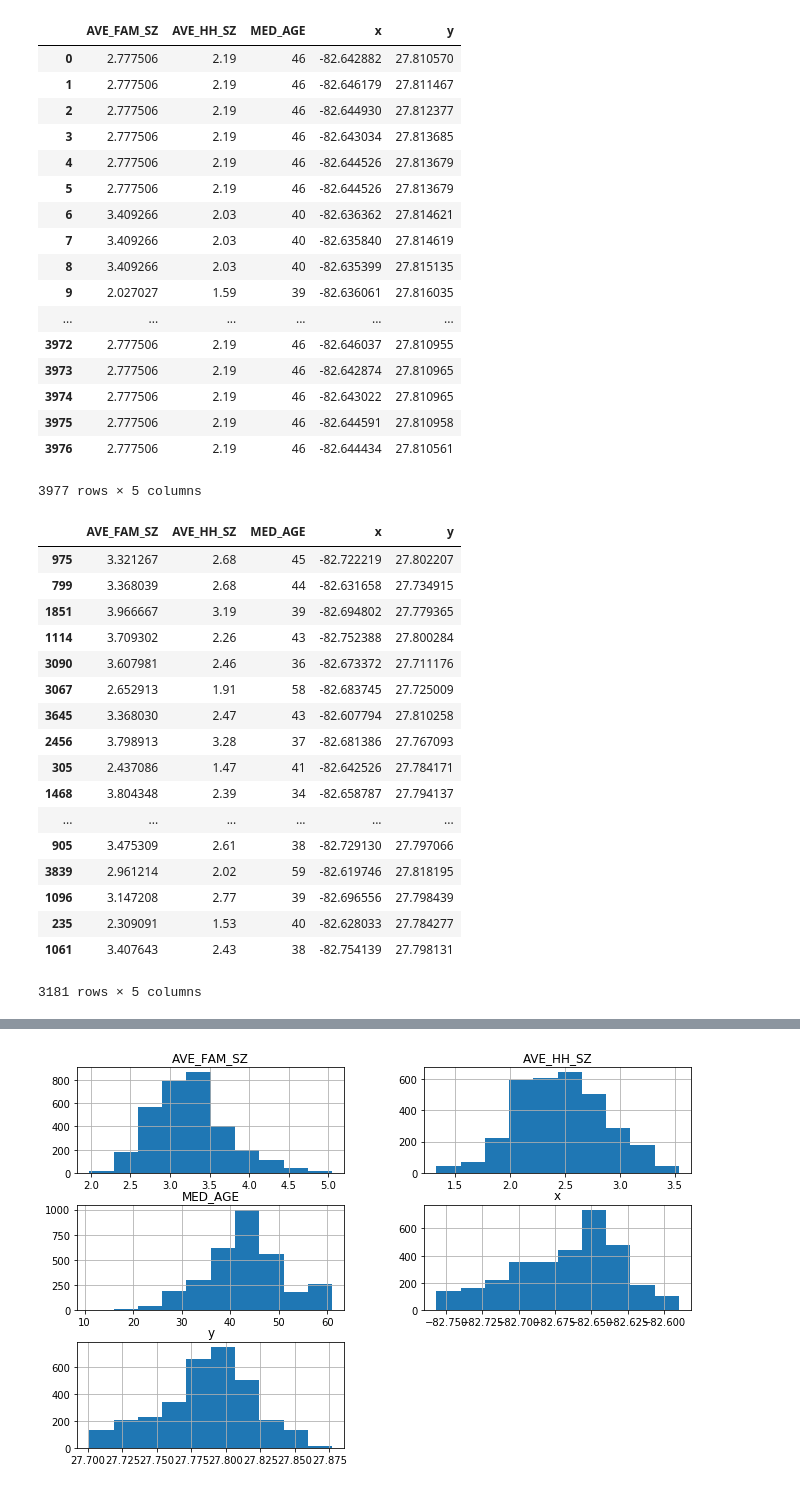
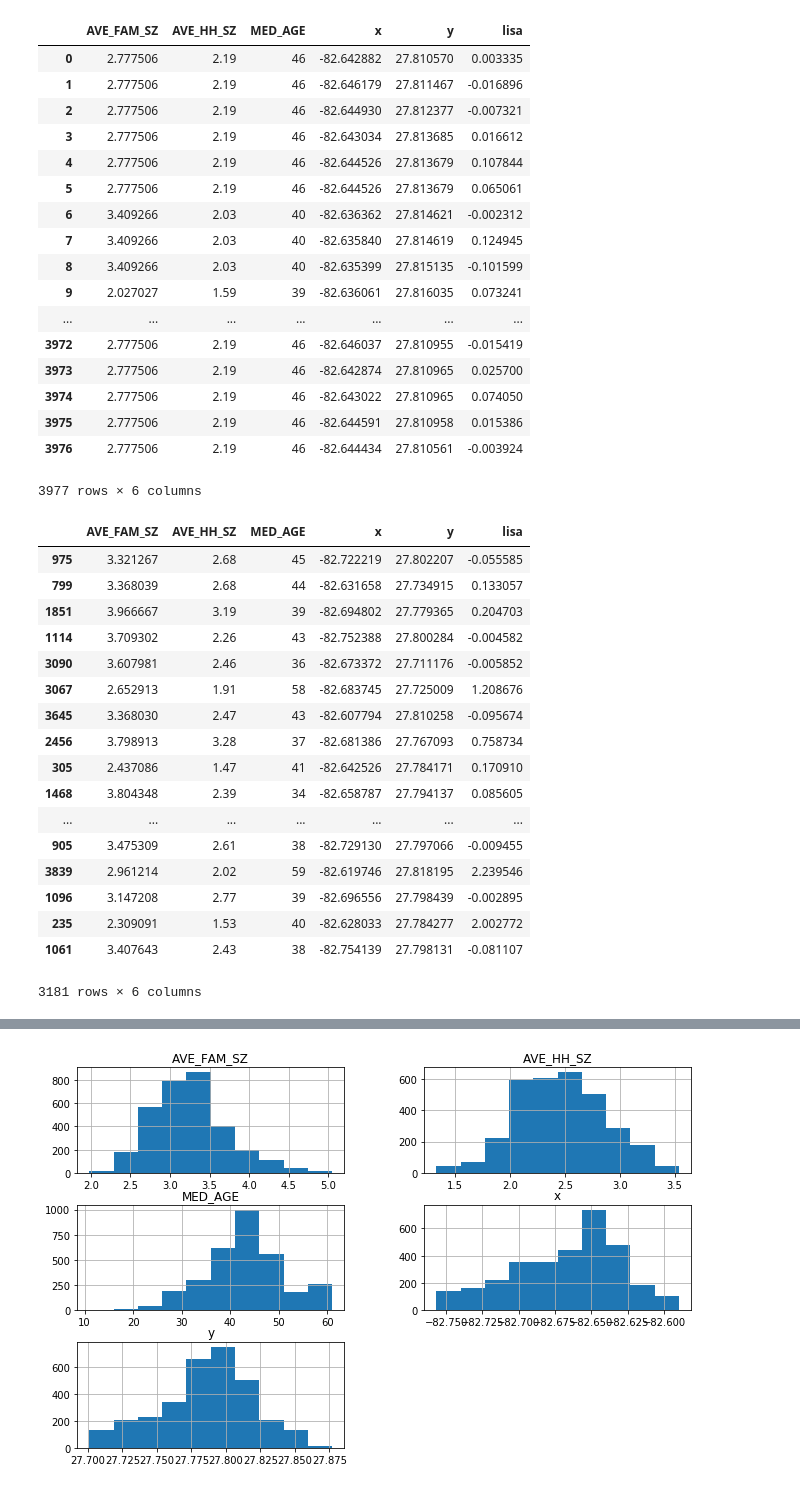
Before and after one commit to hanfordj/odsc, a Jupyter notebook: Exercise 8. Machine Learning Models for Geospatial.ipynb, the cells around one changed output, grey strips where cells are left out. Saved outputs shown, nothing was run; the diff lists cells and outputs as text; code cells hidden in the pictures.

```diff
--- a/Exercise 8. Machine Learning Models for Geospatial.ipynb
+++ b/Exercise 8. Machine Learning Models for Geospatial.ipynb
@@ -1,62 +1,62 @@
 # %%
 # Load the 2015 sales data and create a small feature list
 import numpy as np
 import geopandas as gpd
 
-stp_sales_2015 = gpd.read_file('./data/stpete_sales_2015.shp')
+stp_sales_2015 = gpd.read_file('./data/parcels/stpete_sales_2015.shp')
 stp_sales_2015["x"] = stp_sales_2015.centroid.map(lambda p: p.x)
 stp_sales_2015["y"] = stp_sales_2015.centroid.map(lambda p: p.y)
 stp_sales_2015_x = stp_sales_2015[['AVE_FAM_SZ', 'AVE_HH_SZ', 'MED_AGE', 'x', 'y', 'lisa']]
 stp_sales_2015_x
 # %% [output]
-|  | AVE_FAM_SZ | AVE_HH_SZ | MED_AGE | x | y |
-| 0 | 2.777506 | 2.19 | 46 | -82.642882 | 27.810570 |
-| 1 | 2.777506 | 2.19 | 46 | -82.646179 | 27.811467 |
-| 2 | 2.777506 | 2.19 | 46 | -82.644930 | 27.812377 |
-| 3 | 2.777506 | 2.19 | 46 | -82.643034 | 27.813685 |
-| 4 | 2.777506 | 2.19 | 46 | -82.644526 | 27.813679 |
-| 5 | 2.777506 | 2.19 | 46 | -82.644526 | 27.813679 |
-| 6 | 3.409266 | 2.03 | 40 | -82.636362 | 27.814621 |
-| 7 | 3.409266 | 2.03 | 40 | -82.635840 | 27.814619 |
-| 8 | 3.409266 | 2.03 | 40 | -82.635399 | 27.815135 |
-| 9 | 2.027027 | 1.59 | 39 | -82.636061 | 27.816035 |
-| ... | ... | ... | ... | ... | ... |
-| 3972 | 2.777506 | 2.19 | 46 | -82.646037 | 27.810955 |
-| 3973 | 2.777506 | 2.19 | 46 | -82.642874 | 27.810965 |
-| 3974 | 2.777506 | 2.19 | 46 | -82.643022 | 27.810965 |
-| 3975 | 2.777506 | 2.19 | 46 | -82.644591 | 27.810958 |
-| 3976 | 2.777506 | 2.19 | 46 | -82.644434 | 27.810561 |
+|  | AVE_FAM_SZ | AVE_HH_SZ | MED_AGE | x | y | lisa |
+| 0 | 2.777506 | 2.19 | 46 | -82.642882 | 27.810570 | 0.003335 |
+| 1 | 2.777506 | 2.19 | 46 | -82.646179 | 27.811467 | -0.016896 |
+| 2 | 2.777506 | 2.19 | 46 | -82.644930 | 27.812377 | -0.007321 |
+| 3 | 2.777506 | 2.19 | 46 | -82.643034 | 27.813685 | 0.016612 |
+| 4 | 2.777506 | 2.19 | 46 | -82.644526 | 27.813679 | 0.107844 |
+| 5 | 2.777506 | 2.19 | 46 | -82.644526 | 27.813679 | 0.065061 |
+| 6 | 3.409266 | 2.03 | 40 | -82.636362 | 27.814621 | -0.002312 |
+| 7 | 3.409266 | 2.03 | 40 | -82.635840 | 27.814619 | 0.124945 |
+| 8 | 3.409266 | 2.03 | 40 | -82.635399 | 27.815135 | -0.101599 |
+| 9 | 2.027027 | 1.59 | 39 | -82.636061 | 27.816035 | 0.073241 |
+| ... | ... | ... | ... | ... | ... | ... |
+| 3972 | 2.777506 | 2.19 | 46 | -82.646037 | 27.810955 | -0.015419 |
+| 3973 | 2.777506 | 2.19 | 46 | -82.642874 | 27.810965 | 0.025700 |
+| 3974 | 2.777506 | 2.19 | 46 | -82.643022 | 27.810965 | 0.074050 |
+| 3975 | 2.777506 | 2.19 | 46 | -82.644591 | 27.810958 | 0.015386 |
+| 3976 | 2.777506 | 2.19 | 46 | -82.644434 | 27.810561 | -0.003924 |
-3977 rows × 5 columns
+3977 rows × 6 columns
 # %%
 # Create an 80/20 training test split
 from sklearn.cross_validation import train_test_split
 FIGSIZE = (11, 7)
 # # split 80/20 train-test
 X_train, X_test, y_train, y_test = train_test_split(stp_sales_2015_x,
-                                                    stp_cenacs['price'],
+                                                    stp_sales_2015['price'],
                                                     test_size=0.2,
                                                     random_state=1)
-names = stp_cenacs_x.columns.values
+names = stp_sales_2015_x.columns.values
 X_train
 # %% [output]
-|  | AVE_FAM_SZ | AVE_HH_SZ | MED_AGE | x | y |
-| 975 | 3.321267 | 2.68 | 45 | -82.722219 | 27.802207 |
-| 799 | 3.368039 | 2.68 | 44 | -82.631658 | 27.734915 |
-| 1851 | 3.966667 | 3.19 | 39 | -82.694802 | 27.779365 |
-| 1114 | 3.709302 | 2.26 | 43 | -82.752388 | 27.800284 |
-| 3090 | 3.607981 | 2.46 | 36 | -82.673372 | 27.711176 |
-| 3067 | 2.652913 | 1.91 | 58 | -82.683745 | 27.725009 |
-| 3645 | 3.368030 | 2.47 | 43 | -82.607794 | 27.810258 |
-| 2456 | 3.798913 | 3.28 | 37 | -82.681386 | 27.767093 |
-| 305 | 2.437086 | 1.47 | 41 | -82.642526 | 27.784171 |
-| 1468 | 3.804348 | 2.39 | 34 | -82.658787 | 27.794137 |
-| ... | ... | ... | ... | ... | ... |
-| 905 | 3.475309 | 2.61 | 38 | -82.729130 | 27.797066 |
-| 3839 | 2.961214 | 2.02 | 59 | -82.619746 | 27.818195 |
-| 1096 | 3.147208 | 2.77 | 39 | -82.696556 | 27.798439 |
-| 235 | 2.309091 | 1.53 | 40 | -82.628033 | 27.784277 |
-| 1061 | 3.407643 | 2.43 | 38 | -82.754139 | 27.798131 |
+|  | AVE_FAM_SZ | AVE_HH_SZ | MED_AGE | x | y | lisa |
+| 975 | 3.321267 | 2.68 | 45 | -82.722219 | 27.802207 | -0.055585 |
+| 799 | 3.368039 | 2.68 | 44 | -82.631658 | 27.734915 | 0.133057 |
+| 1851 | 3.966667 | 3.19 | 39 | -82.694802 | 27.779365 | 0.204703 |
+| 1114 | 3.709302 | 2.26 | 43 | -82.752388 | 27.800284 | -0.004582 |
+| 3090 | 3.607981 | 2.46 | 36 | -82.673372 | 27.711176 | -0.005852 |
+| 3067 | 2.652913 | 1.91 | 58 | -82.683745 | 27.725009 | 1.208676 |
+| 3645 | 3.368030 | 2.47 | 43 | -82.607794 | 27.810258 | -0.095674 |
+| 2456 | 3.798913 | 3.28 | 37 | -82.681386 | 27.767093 | 0.758734 |
+| 305 | 2.437086 | 1.47 | 41 | -82.642526 | 27.784171 | 0.170910 |
+| 1468 | 3.804348 | 2.39 | 34 | -82.658787 | 27.794137 | 0.085605 |
+| ... | ... | ... | ... | ... | ... | ... |
+| 905 | 3.475309 | 2.61 | 38 | -82.729130 | 27.797066 | -0.009455 |
+| 3839 | 2.961214 | 2.02 | 59 | -82.619746 | 27.818195 | 2.239546 |
+| 1096 | 3.147208 | 2.77 | 39 | -82.696556 | 27.798439 | -0.002895 |
+| 235 | 2.309091 | 1.53 | 40 | -82.628033 | 27.784277 | 2.002772 |
+| 1061 | 3.407643 | 2.43 | 38 | -82.754139 | 27.798131 | -0.081107 |
-3181 rows × 5 columns
+3181 rows × 6 columns
 # %%
 import pandas as pd
 X_df = pd.DataFrame(data=X_train, columns=names)
```
Also changed, not shown: parts of 4 cells of this notebook, 1 other file.
